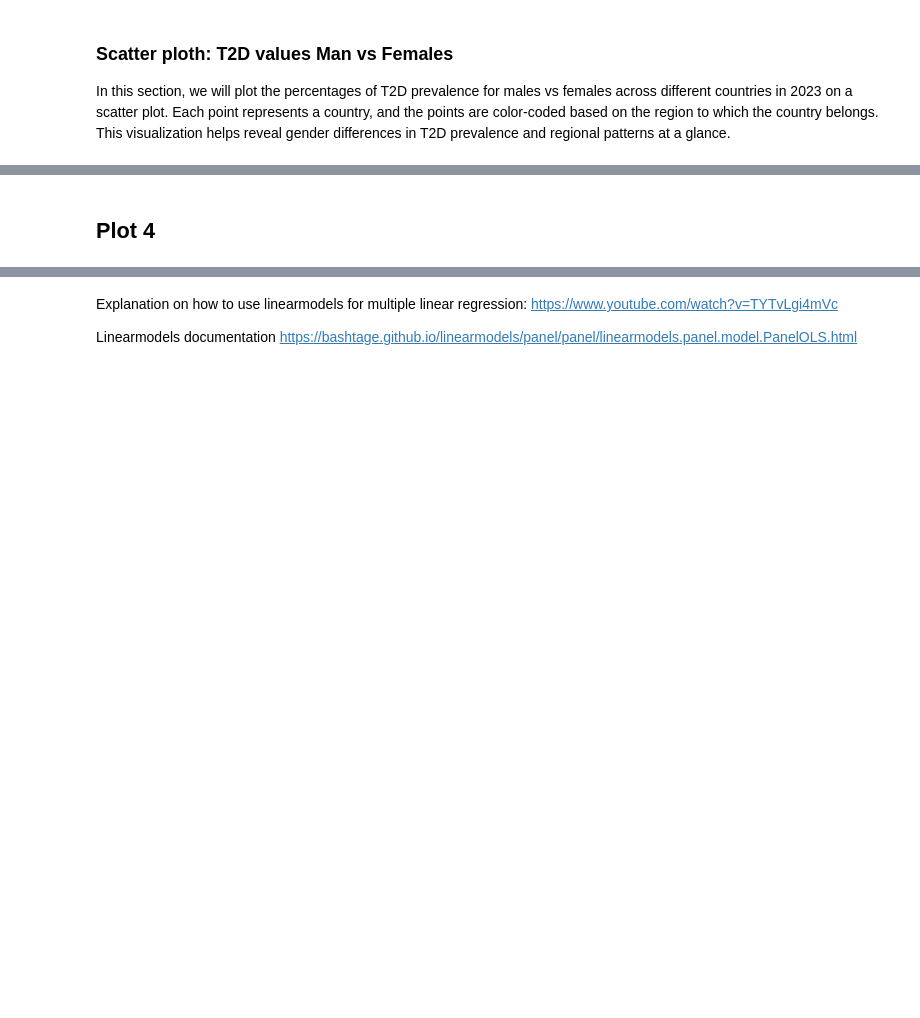
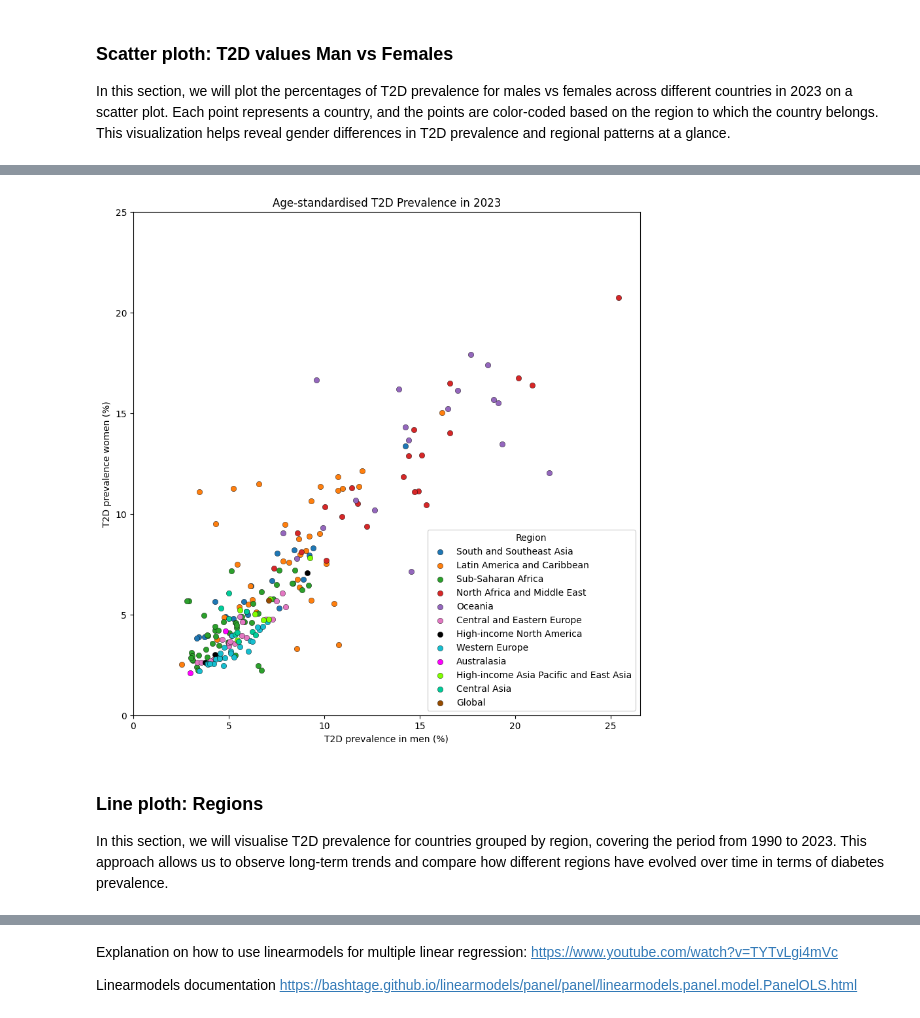
Before and after one commit to aldaszarnauskas/programming-for-data-analytics, a Jupyter notebook: project/project.ipynb, the cells around one changed output, grey strips where cells are left out. Cells and saved outputs as stored; diff of their text form; code cells hidden in the pictures; blank space fills up the shorter version.

```diff
--- a/project/project.ipynb
+++ b/project/project.ipynb
@@ -469,6 +537,6 @@ df_pivot.head(2)
 # %%
 # See the list of colors https://en.wikipedia.org/wiki/List_of_colors:_A%E2%80%93F
-colors_11 = [
+colors_12 = [
     "#1f77b4",  # blue
     "#ff7f0e",  # orange
     "#2ca02c",  # green
@@ -481,35 +549,54 @@ colors_11 = [
     "#80FF00",  # chartreuse (web)
     "#00CC99",  # caribbean green
     "#964B00",  # brown
+    "#4B6F44",  # artichoke green
 ]
 # %%
 fig, ax = plt.subplots(figsize=(10, 10))
 
-x = df_pivot["Male"]
-y = df_pivot["Female"]
-regions = df_pivot["region"].astype("category")
+# Filter the dataset to isolate data for the year 2023
+df_plot = df_gender[df_gender["year"] == 2023]
+
+# Prepare categorical mapping for regions to handle coloring
+regions = df_plot["region"].astype("category")
 colors = regions.cat.codes
 
-regions_unique = df_pivot["region"].unique()
+regions_unique = df_plot["region"].unique()
 
+# Iterate through each region to plot them as individual series
 for i, region in enumerate(regions_unique):
-    df_temp = df_pivot[df_pivot["region"] == region]
-    x = df_temp["Male"]
-    y = df_temp["Female"]
+    df_temp = df_plot[df_plot["region"] == region]
+
+    # Extract T2D values for Males and Females
+    x = df_temp.query("sex_name == 'Male'").val_T2D
+    y = df_temp.query("sex_name == 'Female'").val_T2D
+
+    # Create the scatter plot for the current region
     ax.scatter(
         x,
         y,
         alpha=1,
         edgecolors="black",
         linewidths=0.3,
         label=region,
-        c=colors_11[i]
+        c=colors_12[i]
     )
+
+# Add the names to the legned, x-axis, and y-axis
 ax.legend(title="Region")
-plt.xlabel("Men")
-plt.ylabel("Women")
+plt.xlabel("T2D prevalence in men (%)")
+plt.ylabel("T2D prevalence women (%)")
+
+# Set consistent axis scales
 plt.xticks([0, 5, 10, 15, 20, 25])
 plt.yticks([0, 5, 10, 15, 20, 25])
-plt.title("Diabetes Prevalence Between Age-standardised Men and Women")
+plt.title("Age-standardised T2D Prevalence in 2023")
+
+plt.savefig("../plots/T2D_preva_2023_scatter.png", dpi=100, bbox_inches='tight')
+plt.show()
+# %% [output]
+[figure, added]
 # %% [markdown]
-## Plot 4
+### Line ploth: Regions
+
+In this section, we will visualise T2D prevalence for countries grouped by region, covering the period from 1990 to 2023. This approach allows us to observe long-term trends and compare how different regions have evolved over time in terms of diabetes prevalence.
```
Also changed, not shown: parts of 29 cells of this notebook, 4 other files.
